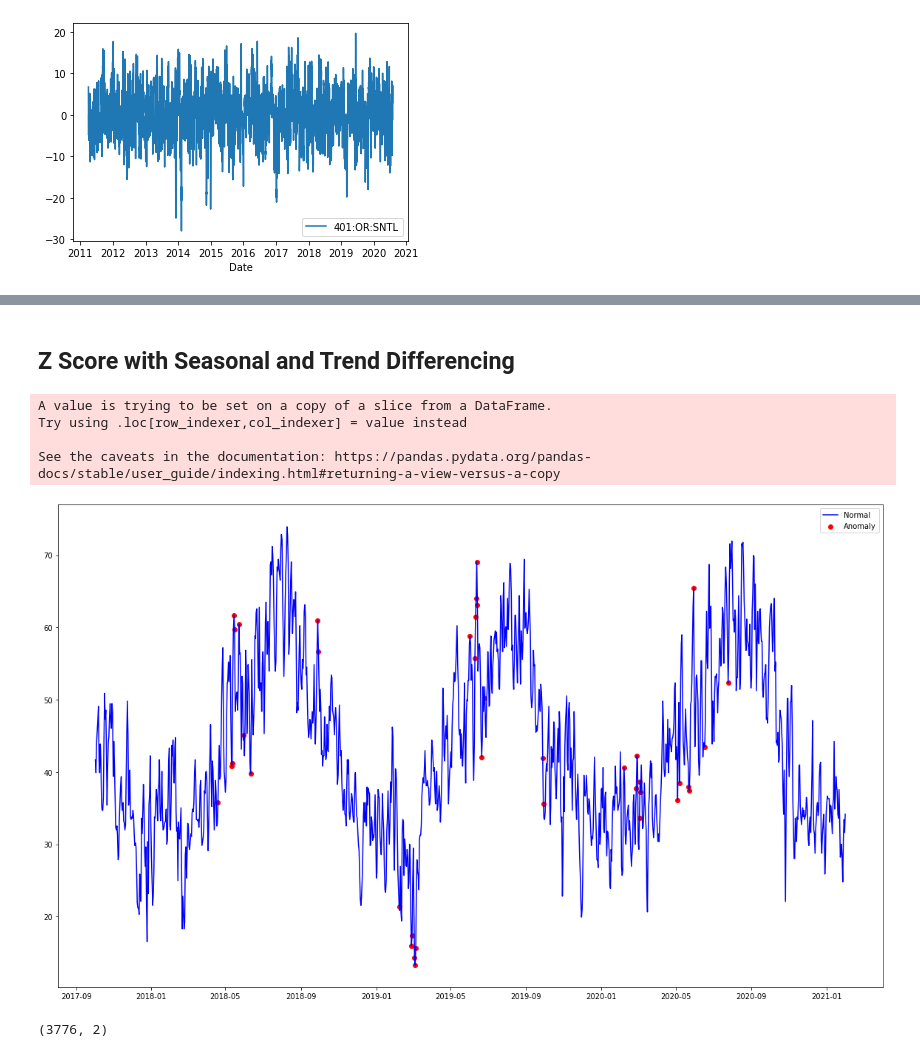
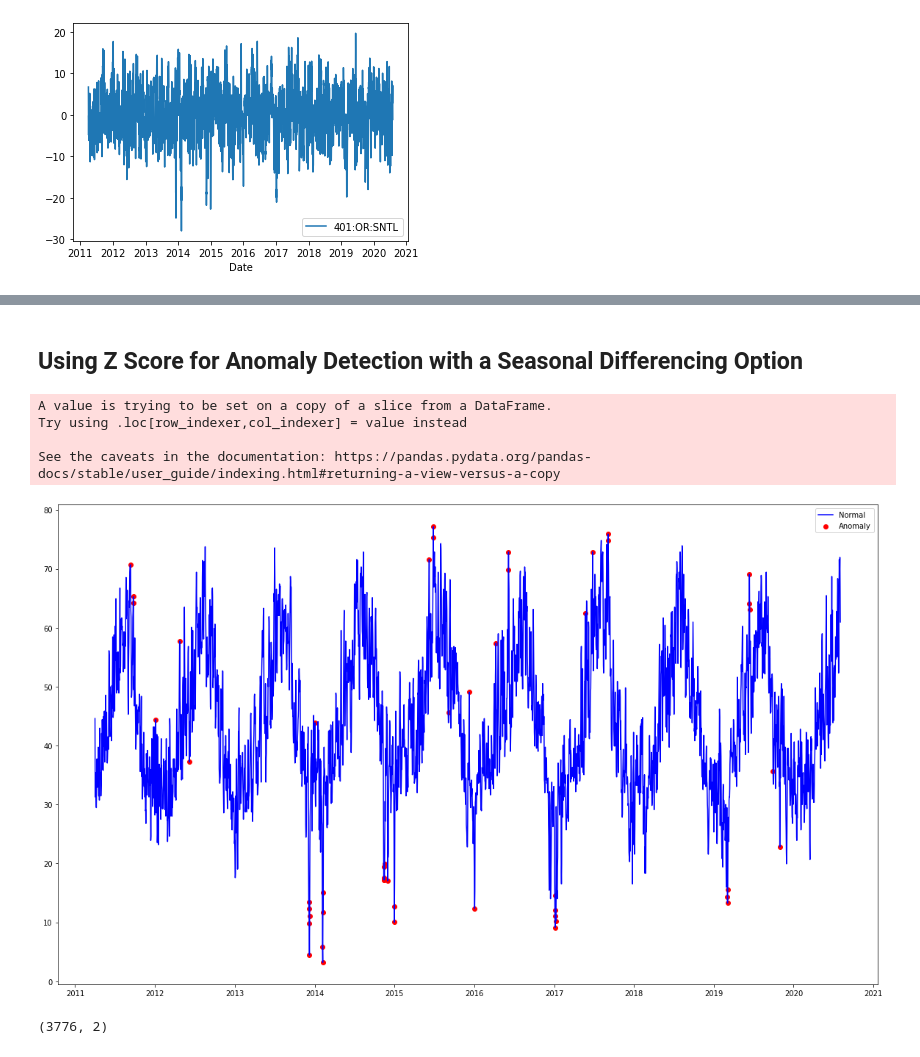
Before and after one commit to geoskimoto/SNOTEL_AnomalyDetection, a Jupyter notebook: IsolationForest.ipynb, the cells around one changed output, grey strips where cells are left out. Cells and saved outputs as stored; diff of their text form; code cells hidden in the pictures.

```diff
--- a/IsolationForest.ipynb
+++ b/IsolationForest.ipynb
@@ -121,3 +125,3 @@ bk.bkfilter(DATA, low=6, high=32, K=12).plot()
 # %%
-DATA = getData(['401:OR:SNTL'], 'TAVG', '10/01/2009', '01/30/2021')
+df = getData(['401:OR:SNTL'], 'TAVG', '10/01/2010', '01/30/2021')
 # %%
@@ -235,2 +214,2 @@ plt.show();
 # %% [markdown]
-## Z Score with Seasonal and Trend Differencing
+## Using Z Score for Anomaly Detection with a Seasonal Differencing Option
@@ -241,5 +216,3 @@ del zs, X
-# %%
-df = getData(['401:OR:SNTL'], 'TAVG', '10/01/2017', '01/30/2021')
 # %%
 def zScore_plot(df, max_StDev=2.5, plot_type = 'interactive', seasonal_differencing = True):
   global zs,  X
@@ -252,8 +225,9 @@ def zScore_plot(df, max_StDev=2.5, plot_type = 'interactive', seasonal_differenc
     X['zscore'] = zs
 
     observed = sd.observed.dropna()
-    observed  = pd.merge(observed, X['zscore'], left_index=True,right_index=True)
-    anomalies = observed[(observed['zscore'] < -max_StDev) | (observed['zscore'] > max_StDev)] #anomaly
+    df2  = pd.merge(observed, X['zscore'], left_index=True,right_index=True)
+    anomalies = df2[(df2['zscore'] < -max_StDev) | (df2['zscore'] > max_StDev)] #anomaly
+    # observed = sd.observed.dropna()  #need this line for the static plots.  Clean code up so less confusing.
 
   elif seasonal_differencing == False:
     # X_arr = np.array(X)
@@ -261,38 +235,14 @@ def zScore_plot(df, max_StDev=2.5, plot_type = 'interactive', seasonal_differenc
     zs = zscore(X.iloc[:,0], ddof=2, nan_policy='omit')
     X['zscore'] = zs
 
-    observed = X
+    df2 = X
     anomalies = X[(X['zscore'] < -max_StDev) | (X['zscore'] > max_StDev)]
-
-
-
-
-
-
-    # X = np.array(df.dropna())
-    # scaler = StandardScaler()
-    # np_scaled = scaler.fit_transform(X)
-    # X = pd.DataFrame(np_scaled)
-    # # train isolation forest
-    # model =  IsolationForest(n_estimators = 100, contamination = 0.1, bootstrap=True)
-    # model.fit(X)
-
-    # observed = df
-    # observed['anomaly2'] = model.predict(X)
-    # anomalies = observed.loc[observed['anomaly2'] == -1]
-
-
-
-
-
 
   # matplotlib visualization
   if plot_type == 'static':
 
     fig, ax = plt.subplots(figsize=(20,12))
-    observed = sd.observed.dropna()
-    ax.plot(observed.index, observed.iloc[:,0], color='blue', label = 'Normal')
-    # ax.plot(X.index, X.iloc[:,0], color='blue', label = 'Normal')
+    ax.plot(df2.index, df2.iloc[:,0], color='blue', label = 'Normal')
     ax.scatter(pd.to_datetime(anomalies.index), anomalies.iloc[:,0], color='red', label = 'Anomaly')
     plt.legend()
     plt.show();
@@ -303,11 +253,11 @@ def zScore_plot(df, max_StDev=2.5, plot_type = 'interactive', seasonal_differenc
     fig = go.Figure()
 
     fig.add_trace(go.Scatter(
-      x=observed.index,
-      y=observed.iloc[:,0],
+      x=df2.index,
+      y=df2.iloc[:,0],
       mode='lines',
       name= 'Normal',
-      hovertext = observed.iloc[:,0],
+      hovertext = df2.iloc[:,0],
     ))
 
     fig.add_trace(go.Scatter(
@@ -329,13 +279,13 @@ def zScore_plot(df, max_StDev=2.5, plot_type = 'interactive', seasonal_differenc
   else:
     'Choose either static or interactive for plot_type'
 # %%
-zScore_plot(df,max_StDev=2.0,plot_type='static',seasonal_differencing=True)
+zScore_plot(df,max_StDev=2.5,plot_type='static',seasonal_differencing=True)
 # %% [output]
 A value is trying to be set on a copy of a slice from a DataFrame.
 Try using .loc[row_indexer,col_indexer] = value instead
 
 See the caveats in the documentation: https://pandas.pydata.org/pandas-docs/stable/user_guide/indexing.html#returning-a-view-versus-a-copy
-[figure, old version]
+[figure, new version]
 # %%
 zs.shape
 # %% [output]
```
Also changed, not shown: parts of 18 cells of this notebook.
